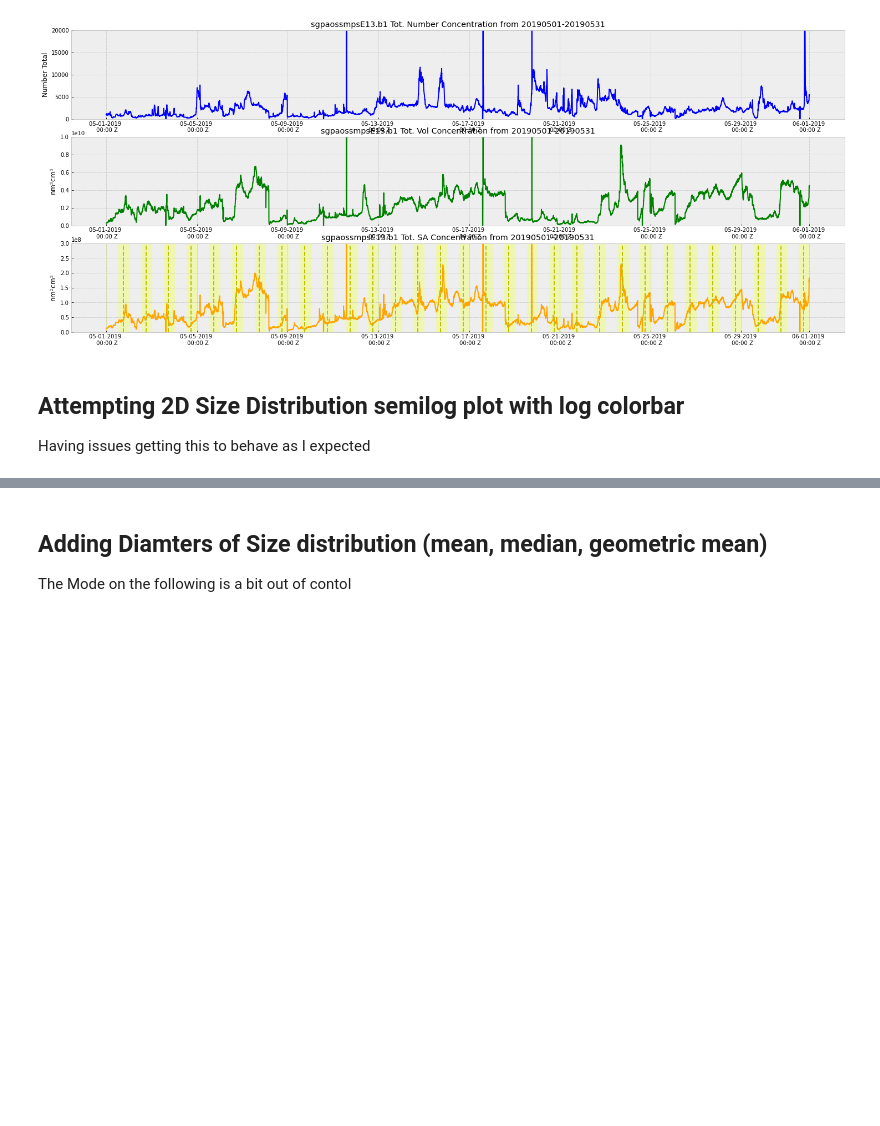
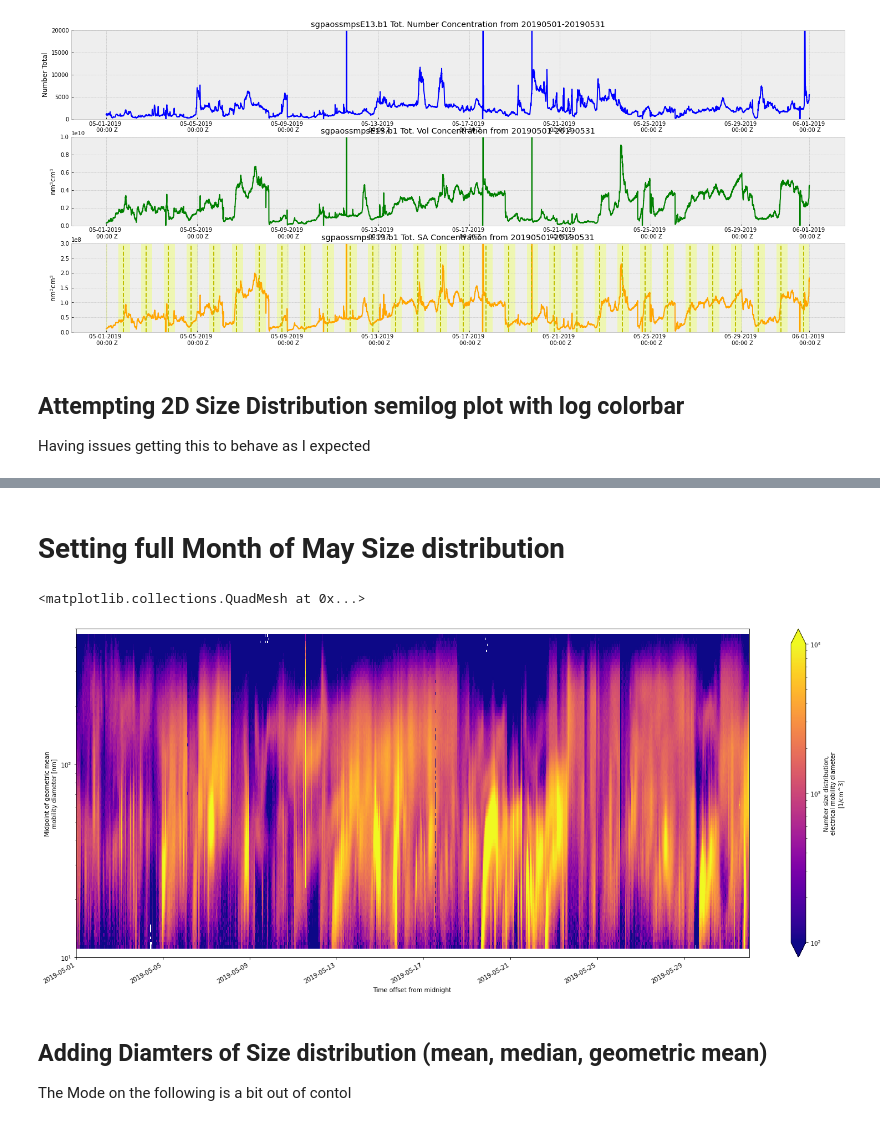
Before and after one commit to ReeseMishler/Work-File, a Jupyter notebook: AOS Proj.ipynb, the cells around one changed output, grey strips where cells are left out. Saved outputs shown, nothing was run; the diff lists cells and outputs as text; code cells hidden in the pictures; blank space fills up the shorter version.

```diff
--- a/AOS Proj.ipynb
+++ b/AOS Proj.ipynb
@@ -171,3 +188,14 @@ xr.plot.pcolormesh(dsA2['dD_to_dV'], 'time', 'diameter_mobility', figsize=(25,10
+# %% [markdown]
+# Setting full Month of May Size distribution
+# %%
+
+
+#xr.plot.pcolormesh(darray, x, y, **kwargs)
+
+xr.plot.pcolormesh(dsA2['dN_dlogDp'],'time','diameter_mobility',figsize=(25,10), norm=colors.LogNorm(vmin=100, vmax=10000),  yscale='log', ylim=(10, 500), cmap='plasma')
+# %% [output]
+<matplotlib.collections.QuadMesh at 0x...>
+[figure, added]
 # %% [markdown]
 ## Adding Diamters of Size distribution (mean, median, geometric mean)
 
```
Also changed, not shown: parts of 13 cells of this notebook.
